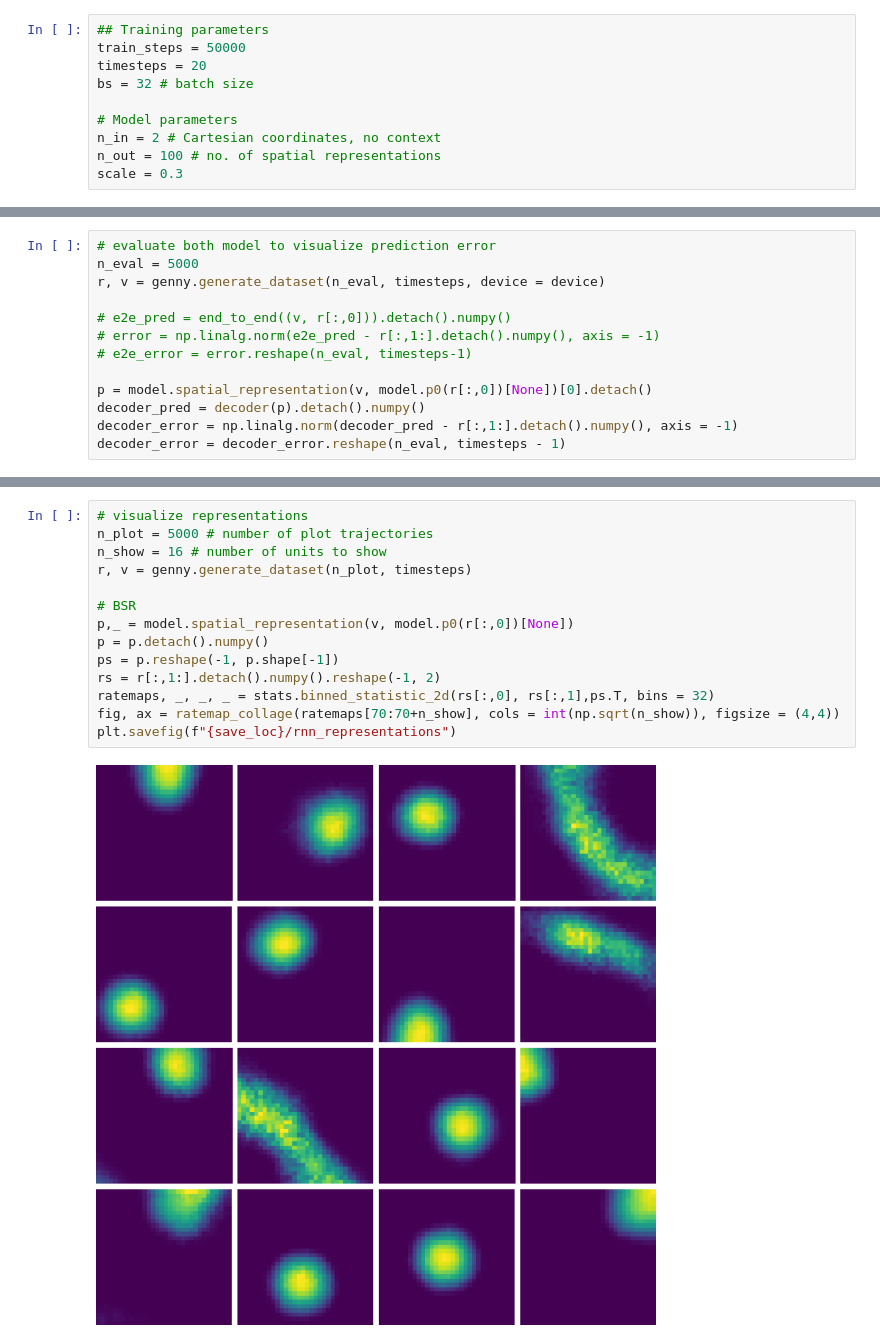
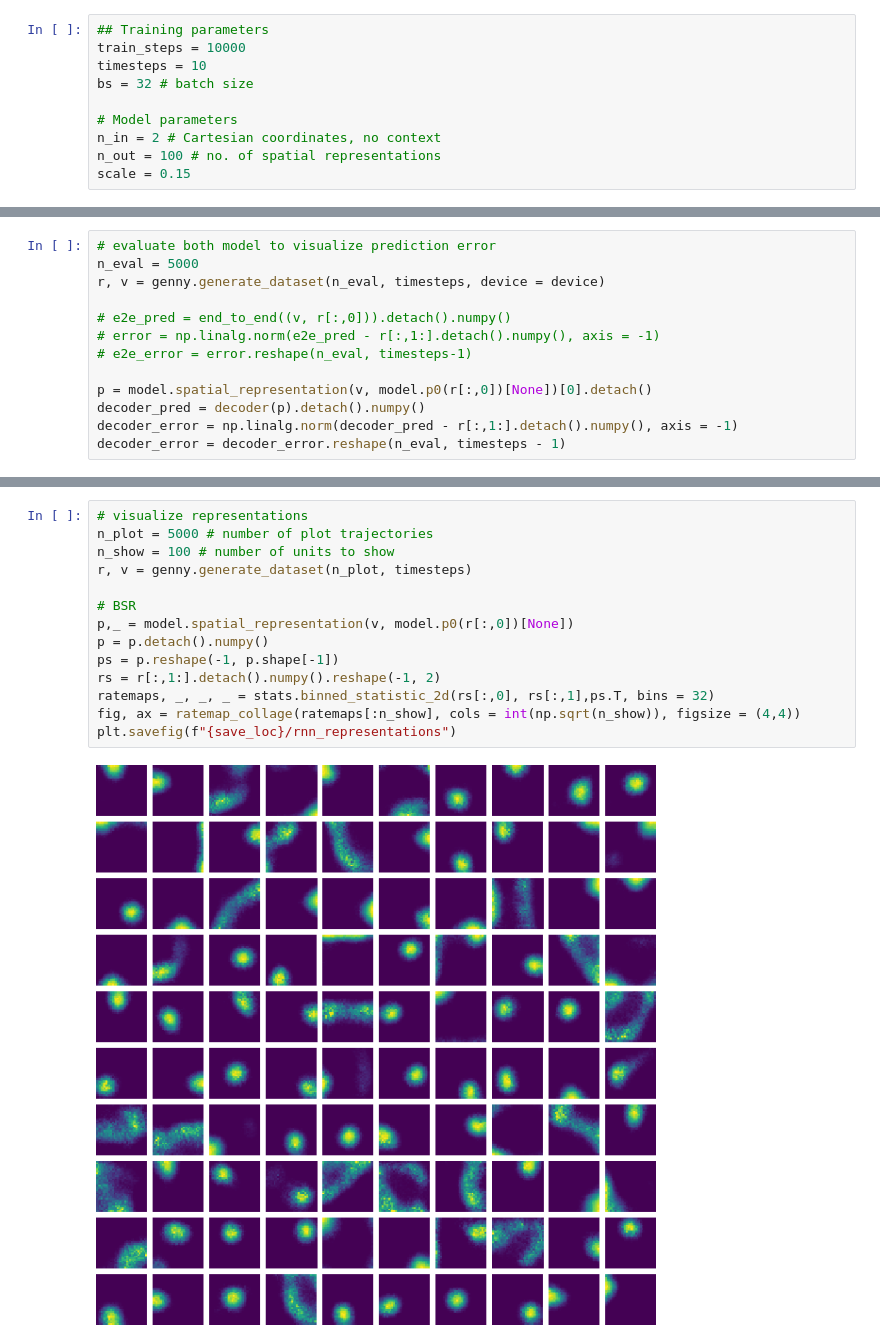
Before and after one commit to bioAI-Oslo/ConjunctiveRepresentations, a Jupyter notebook: short_trajectory_RNN.ipynb, the cells around one changed output, grey strips where cells are left out. Drawn from its saved outputs; the diff is of its cells as text.

```diff
--- a/short_trajectory_RNN.ipynb
+++ b/short_trajectory_RNN.ipynb
@@ -18,14 +18,14 @@ plt.style.use("figures/project_style.mplstyle")
 save_loc = "figures" # location for saving figures
 # %%
 ## Training parameters
-train_steps = 50000
-timesteps = 20
+train_steps = 10000
+timesteps = 10
 bs = 32 # batch size
 
 # Model parameters
 n_in = 2 # Cartesian coordinates, no context
 n_out = 100 # no. of spatial representations
-scale = 0.3
+scale = 0.15
 # %%
 # instantiate RNN model
 device = torch.device('cuda' if torch.cuda.is_available() else 'cpu')
@@ -137,16 +135,16 @@ plt.savefig(f"{save_loc}/decoded_trajectory")
 # %%
 # visualize representations
 n_plot = 5000 # number of plot trajectories
-n_show = 16 # number of units to show
+n_show = 100 # number of units to show
 r, v = genny.generate_dataset(n_plot, timesteps)
 
 # BSR
 p,_ = model.spatial_representation(v, model.p0(r[:,0])[None])
 p = p.detach().numpy()
 ps = p.reshape(-1, p.shape[-1])
 rs = r[:,1:].detach().numpy().reshape(-1, 2)
 ratemaps, _, _, _ = stats.binned_statistic_2d(rs[:,0], rs[:,1],ps.T, bins = 32)
-fig, ax = ratemap_collage(ratemaps[70:70+n_show], cols = int(np.sqrt(n_show)), figsize = (4,4))
+fig, ax = ratemap_collage(ratemaps[:n_show], cols = int(np.sqrt(n_show)), figsize = (4,4))
 plt.savefig(f"{save_loc}/rnn_representations")
 # %% [output]
-[figure, old version]
+[figure, new version]
```
Also changed, not shown: parts of 6 cells of this notebook, 9 other files.
